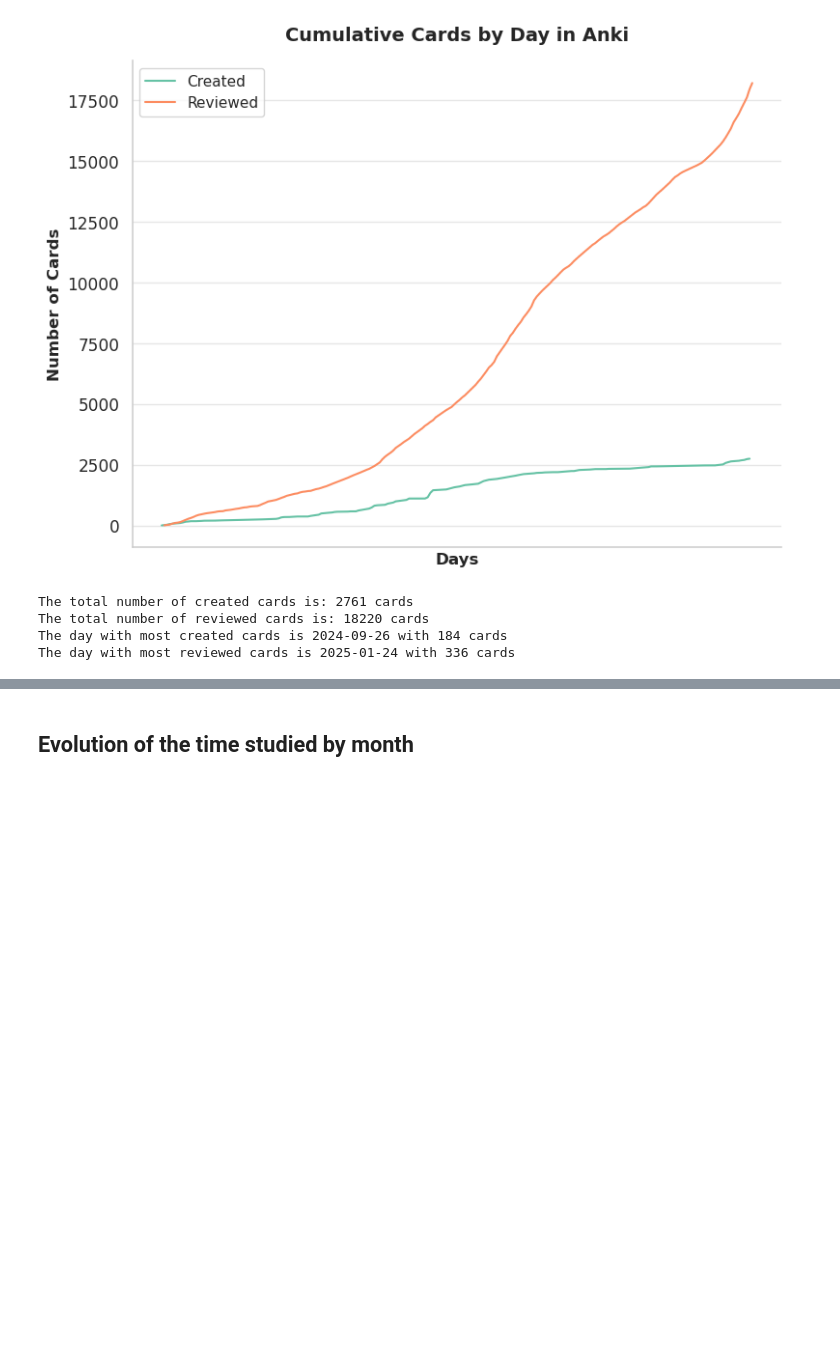
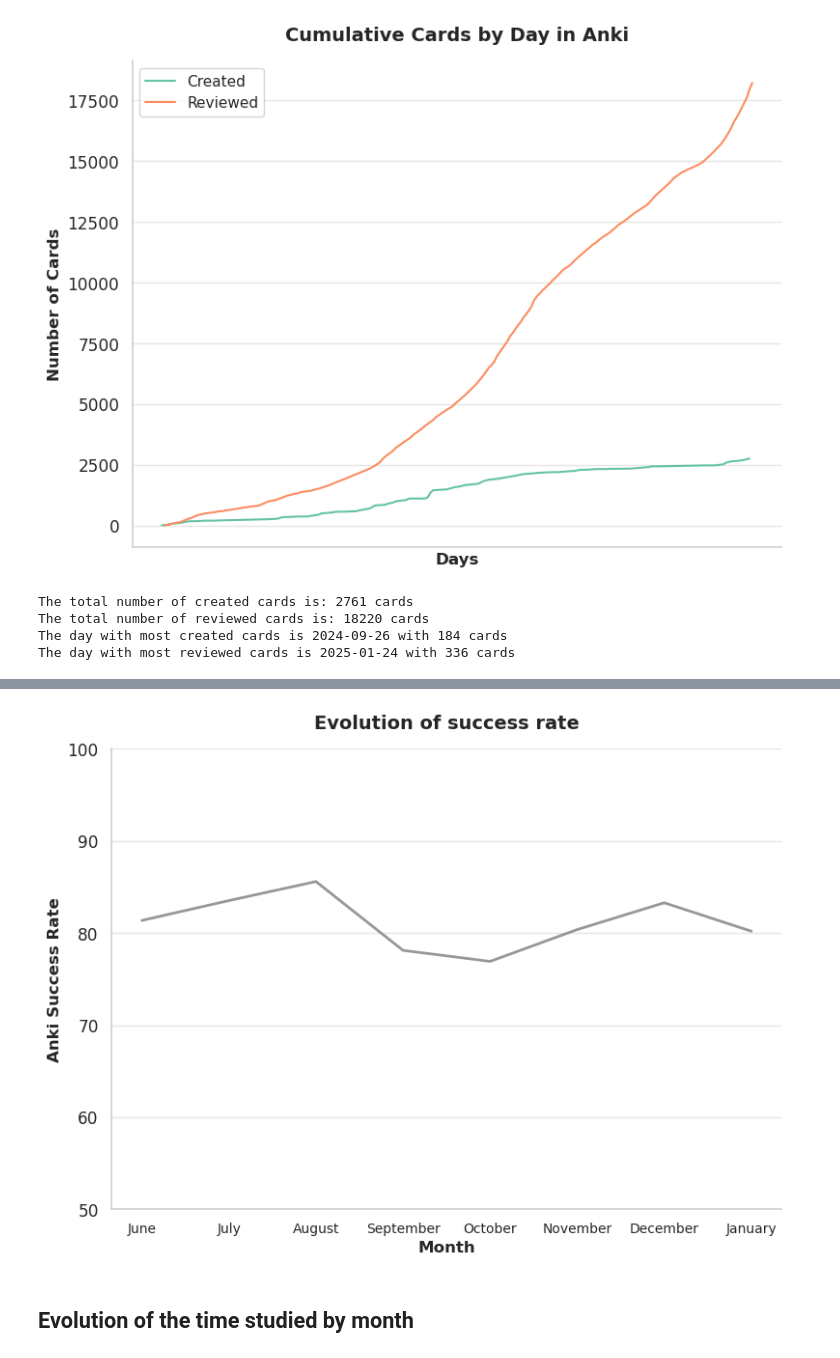
Before and after one commit to Oddman43/BIR_EDA, a Jupyter notebook: notebooks/data_analysis.ipynb, the cells around one changed output, grey strips where cells are left out. Cells and saved outputs as stored; diff of their text form; code cells hidden in the pictures; blank space fills up the shorter version.

Commit message:
changed top 10 decks and done evolution of success rate

```diff
--- a/notebooks/data_analysis.ipynb
+++ b/notebooks/data_analysis.ipynb
@@ -848,0 +771,4 @@ plt.show()
+# %%
+anki_decks["deck"] = anki_decks["tags_list"].apply(lambda lst: get_deck(lst))
+anki_decks = anki_decks.drop(columns=["tags_list"])
+anki_decks.info()
@@ -848,0 +865,7 @@ plt.show()
+# %%
+anki_decks_sr = anki_decks.copy()
+order = ["June", "July", "August", "September", "October", "November", "December", "January"]
+anki_decks_sr["month"] = pd.Categorical(anki_decks_sr["month"], categories=order, ordered=True)
+anki_decks_sr = (anki_decks_sr.groupby(["month"], observed= True, as_index= False)["pressed"].mean())
+anki_decks_sr["pressed"] = anki_decks_sr["pressed"] * 100
+anki_decks_sr.head()
@@ -848,0 +879,25 @@ plt.show()
+# %%
+plt.figure(figsize=(8, 6))
+ax = sns.lineplot(
+        data=anki_decks_sr,
+        x="month",
+        y="pressed",
+        linewidth=2,
+        color = "#919191F1"
+)
+
+ax.set_xlabel("Month", fontsize=12)
+ax.set_ylabel("Anki Success Rate", fontsize=12)
+ax.set_title("Evolution of success rate", fontsize=14, weight="bold", pad= 15)
+ax.spines["top"].set_visible(False)
+ax.spines["right"].set_visible(False)
+ax.spines["left"].set_color("0.8")
+ax.spines["bottom"].set_color("0.8")
+ax.grid(axis="y", color="0.9", linewidth=1)
+ax.grid(axis="x", visible=False)
+ax.tick_params(axis='x', labelsize=10)
+ax.set_ylim(50, 100)
+plt.tight_layout()
+plt.savefig("../images/lineplot_evolution_anki_global_success_rate.png", dpi=300, bbox_inches="tight")
+plt.show()
+# %% [output]
@@ -849,2 +906,3 @@ plt.show()
+[figure, added]
 # %% [markdown]
 ## Evolution of the time studied by month
```
Also changed, not shown: parts of 28 cells of this notebook, 1 other file.
